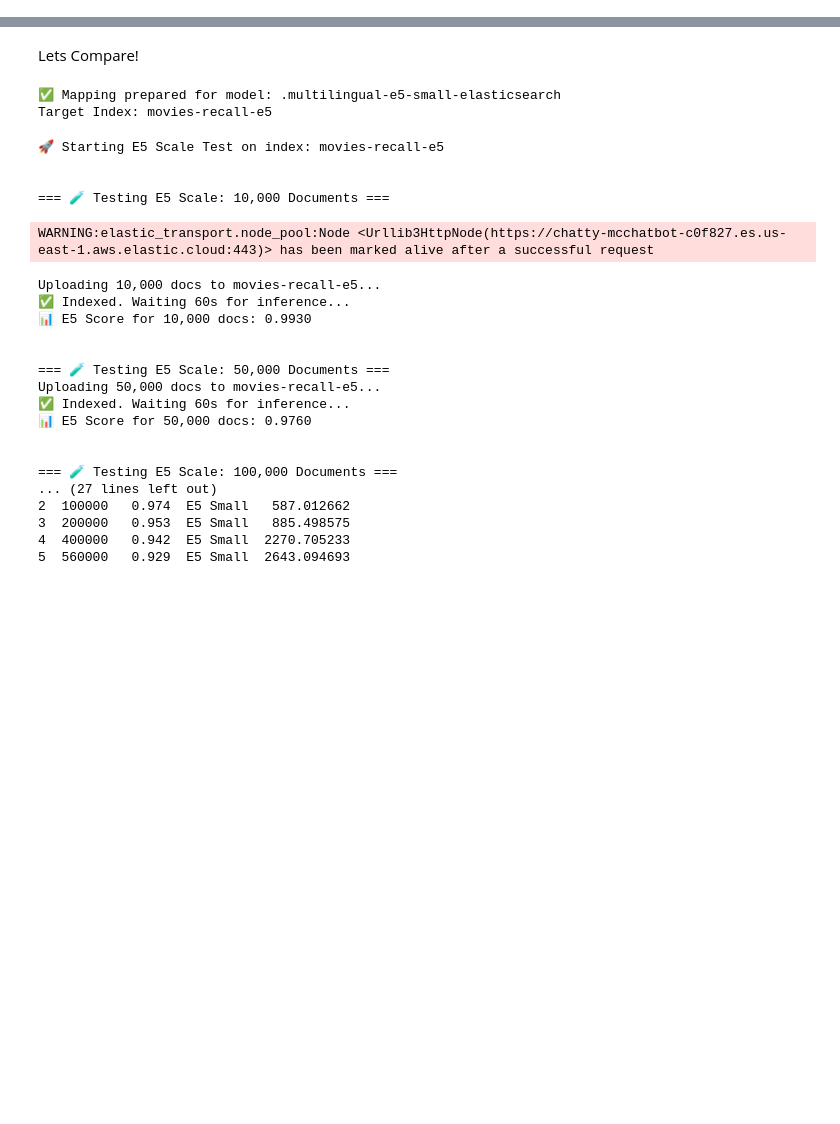
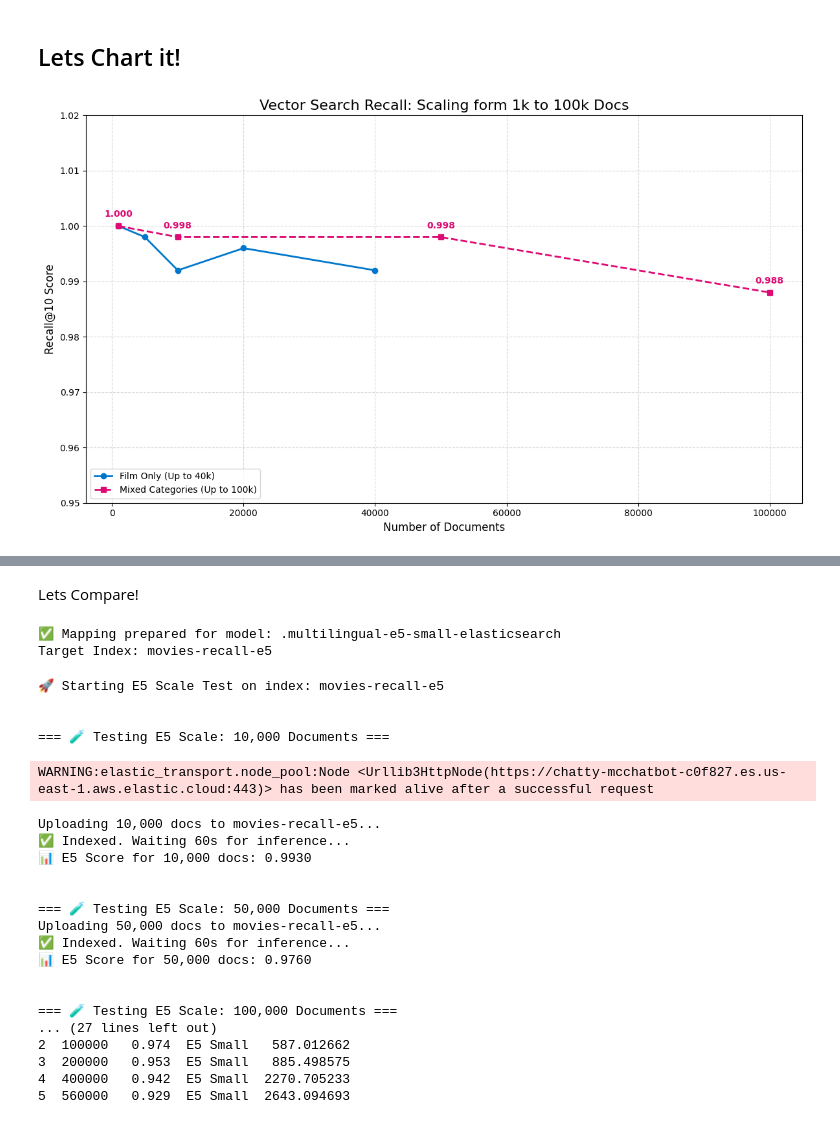
Before and after one commit to elastic/elasticsearch-labs, a Jupyter notebook: supporting-blog-content/fast_vs_accurate_measuring_the_recall_of_quantized_vector_search/vector_recall_notebook.ipynb, the cells around one changed output, grey strips where cells are left out. Drawn from its saved outputs; the diff is of its cells as text; code cells hidden in the pictures; blank space fills up the shorter version.

```diff
--- a/supporting-blog-content/fast_vs_accurate_measuring_the_recall_of_quantized_vector_search/vector_recall_notebook.ipynb
+++ b/supporting-blog-content/fast_vs_accurate_measuring_the_recall_of_quantized_vector_search/vector_recall_notebook.ipynb
@@ -766,0 +543,68 @@ plt.show()
+# %% [markdown]
+## Lets Chart it!
+# %%
+import matplotlib.pyplot as plt
+import pandas as pd
+
+# 1. Combine DataFrames for a unified view
+# We assume 'results_df' exists from the first test and 'results_df_big' from the second.
+if "results_df" in locals() and "results_df_big" in locals():
+
+    plt.figure(figsize=(12, 7))
+
+    # Plot 1: The Standard "Film Only" Test (Blue)
+    plt.plot(
+        results_df["Docs"],
+        results_df["Recall"],
+        marker="o",
+        linestyle="-",
+        color="#0077cc",
+        linewidth=2,
+        label="Film Only (Up to 40k)",
+    )
+
+    # Plot 2: The "Go Big" Mixed Category Test (Red/Pink)
+    # We plot this second so it layers on top if there is overlap
+    plt.plot(
+        results_df_big["Docs"],
+        results_df_big["Recall"],
+        marker="s",
+        linestyle="--",
+        color="#DD0A73",
+        linewidth=2,
+        label="Mixed Categories (Up to 100k)",
+    )
+
+    plt.title("Vector Search Recall: Scaling form 1k to 100k Docs", fontsize=16)
+    plt.xlabel("Number of Documents", fontsize=12)
+    plt.ylabel("Recall@10 Score", fontsize=12)
+    plt.legend(loc="lower left")
+
+    # Dynamic Y-Limit to show detail at the top
+    # We find the lowest score across BOTH tests to set the bottom limit
+    min_score = min(results_df["Recall"].min(), results_df_big["Recall"].min())
+    plt.ylim(min(0.95, min_score - 0.01), 1.02)
+
+    plt.grid(True, linestyle="--", alpha=0.5)
+
+    # Annotate the "Go Big" points specifically since they are the new context
+    for i, row in results_df_big.iterrows():
+        plt.annotate(
+            f"{row['Recall']:.3f}",
+            (row["Docs"], row["Recall"]),
+            textcoords="offset points",
+            xytext=(0, 10),
+            ha="center",
+            color="#DD0A73",
+            fontweight="bold",
+        )
+
+    plt.tight_layout()
+    plt.show()
+
+else:
+    print(
+        "⚠️ Missing data. Please ensure you have run both Scale Test cells (Cell 12 and Cell 15)."
+    )
+# %% [output]
+[figure, added]
```
Also changed, not shown: parts of 45 cells of this notebook.
